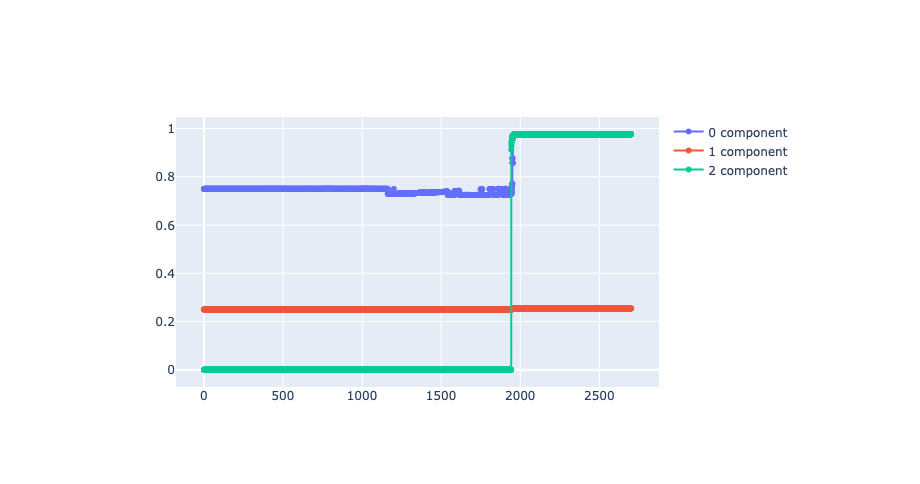
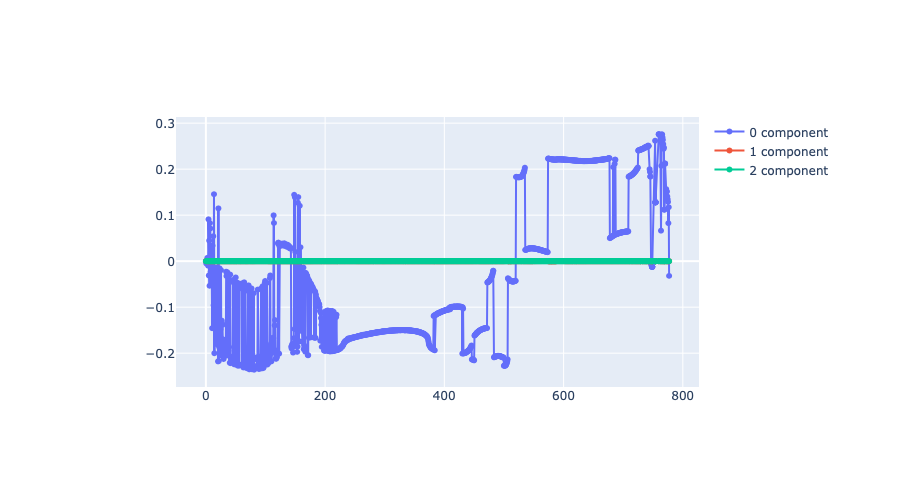
Before and after one commit to YuLiumt/CactusTool, a Jupyter notebook: docs/source/Tutorial/BBH_quasilocalmeasures.ipynb, the cells around one changed output. Cells and saved outputs as stored; diff of their text form; code cells hidden in the pictures.

```diff
--- a/docs/source/Tutorial/BBH_quasilocalmeasures.ipynb
+++ b/docs/source/Tutorial/BBH_quasilocalmeasures.ipynb
@@ -1,10 +1,11 @@
 # %%
 import CactusTool
 
-name = 'BBH002Lev2'
-sim = CactusTool.load(name, '/Volumes/simulations/BBH_Catalog')
+name = 'BBH0001_D15_Rin200'
+sim = CactusTool.load(name, '/Volumes/simulations/HUST_Catalog')
 qlm = sim.ThornOutput('quasilocalmeasures')
+bbh = sim.ThornOutput('TwoPunctures')
 # %%
-qlm.M.preview()
+qlm.spin.preview()
 # %% [output]
-[figure, old version]
+[figure, new version]
```
Also changed, not shown: parts of 4 cells of this notebook, 47 other files.
